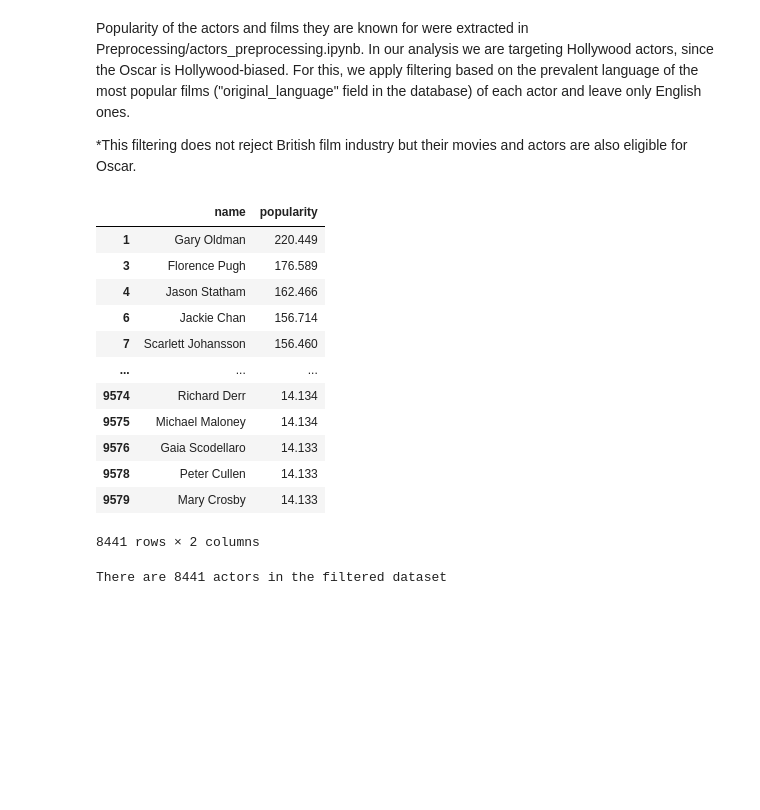
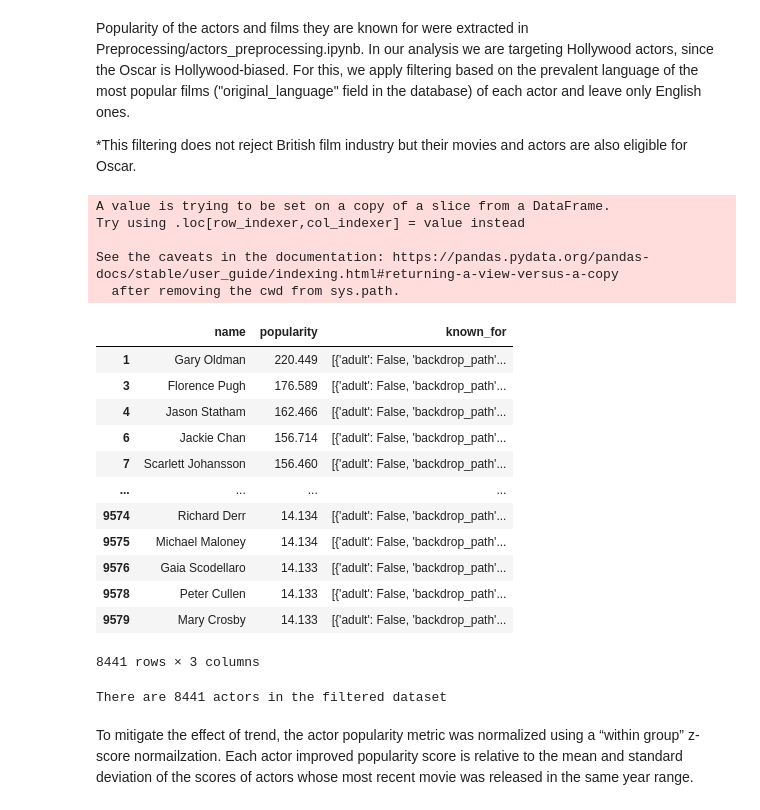
Before and after one commit to epfl-ada/ada-2023-project-cinemada, a Jupyter notebook: Main_analysis/actor_success.ipynb, the cells around one changed output. Drawn from its saved outputs; the diff is of its cells as text; code cells hidden in the pictures; blank space fills up the shorter version.

```diff
--- a/Main_analysis/actor_success.ipynb
+++ b/Main_analysis/actor_success.ipynb
@@ -115,22 +118,29 @@ Popularity of the actors and films they are known for were extracted in Preproce
 # %%
 actors_df = pd.read_csv('../Data/preprocessed_data/actors_db.csv')
 actors_df = actors_df[actors_df["original_language"] == "en"] # English movies filtering
-# popularity_df = actors_df[["name", "popularity", "known_for"]] # for each actor known_for contains top-3 most recognised movies
-popularity_df = actors_df[["name", "popularity"]]
+popularity_df = actors_df[["name", "popularity", "known_for"]] # for each actor known_for contains top-3 most recognised movies
+popularity_df["known_for"] = popularity_df["known_for"].apply(lambda x: ast.literal_eval(x))
 display(popularity_df)
 print(f"There are {popularity_df.shape[0]} actors in the filtered dataset")
 # %% [output]
+A value is trying to be set on a copy of a slice from a DataFrame.
+Try using .loc[row_indexer,col_indexer] = value instead
+
+See the caveats in the documentation: https://pandas.pydata.org/pandas-docs/stable/user_guide/indexing.html#returning-a-view-versus-a-copy
+  after removing the cwd from sys.path.
-|  | name | popularity |
-| 1 | Gary Oldman | 220.449 |
-| 3 | Florence Pugh | 176.589 |
-| 4 | Jason Statham | 162.466 |
-| 6 | Jackie Chan | 156.714 |
-| 7 | Scarlett Johansson | 156.460 |
-| ... | ... | ... |
-| 9574 | Richard Derr | 14.134 |
-| 9575 | Michael Maloney | 14.134 |
-| 9576 | Gaia Scodellaro | 14.133 |
-| 9578 | Peter Cullen | 14.133 |
-| 9579 | Mary Crosby | 14.133 |
+|  | name | popularity | known_for |
+| 1 | Gary Oldman | 220.449 | [{'adult': False, 'backdrop_path'... |
+| 3 | Florence Pugh | 176.589 | [{'adult': False, 'backdrop_path'... |
+| 4 | Jason Statham | 162.466 | [{'adult': False, 'backdrop_path'... |
+| 6 | Jackie Chan | 156.714 | [{'adult': False, 'backdrop_path'... |
+| 7 | Scarlett Johansson | 156.460 | [{'adult': False, 'backdrop_path'... |
+| ... | ... | ... | ... |
+| 9574 | Richard Derr | 14.134 | [{'adult': False, 'backdrop_path'... |
+| 9575 | Michael Maloney | 14.134 | [{'adult': False, 'backdrop_path'... |
+| 9576 | Gaia Scodellaro | 14.133 | [{'adult': False, 'backdrop_path'... |
+| 9578 | Peter Cullen | 14.133 | [{'adult': False, 'backdrop_path'... |
+| 9579 | Mary Crosby | 14.133 | [{'adult': False, 'backdrop_path'... |
-8441 rows × 2 columns
-There are 8441 actors in the filtered dataset
+8441 rows × 3 columns
+There are 8441 actors in the filtered dataset
+# %% [markdown]
+To mitigate the effect of trend, the actor popularity metric was normalized using a “within group” z-score normailzation. Each actor improved popularity score is relative to the mean and standard deviation of the scores of actors whose most recent movie was released in the same year range.
```
Also changed, not shown: parts of 19 cells of this notebook.
